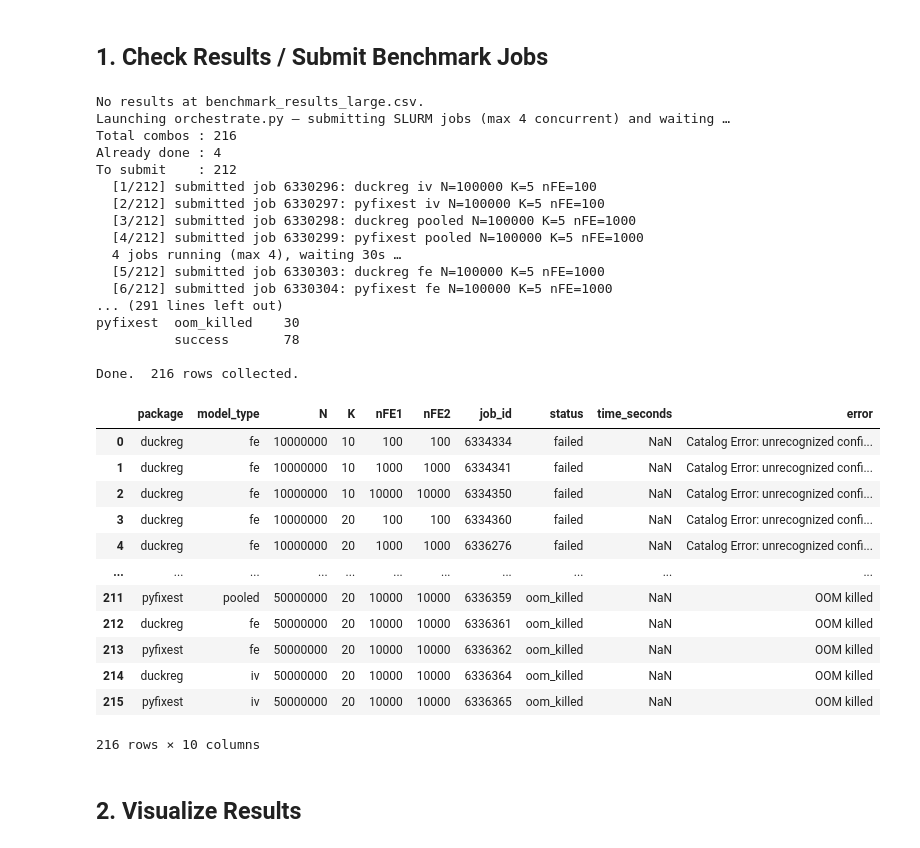
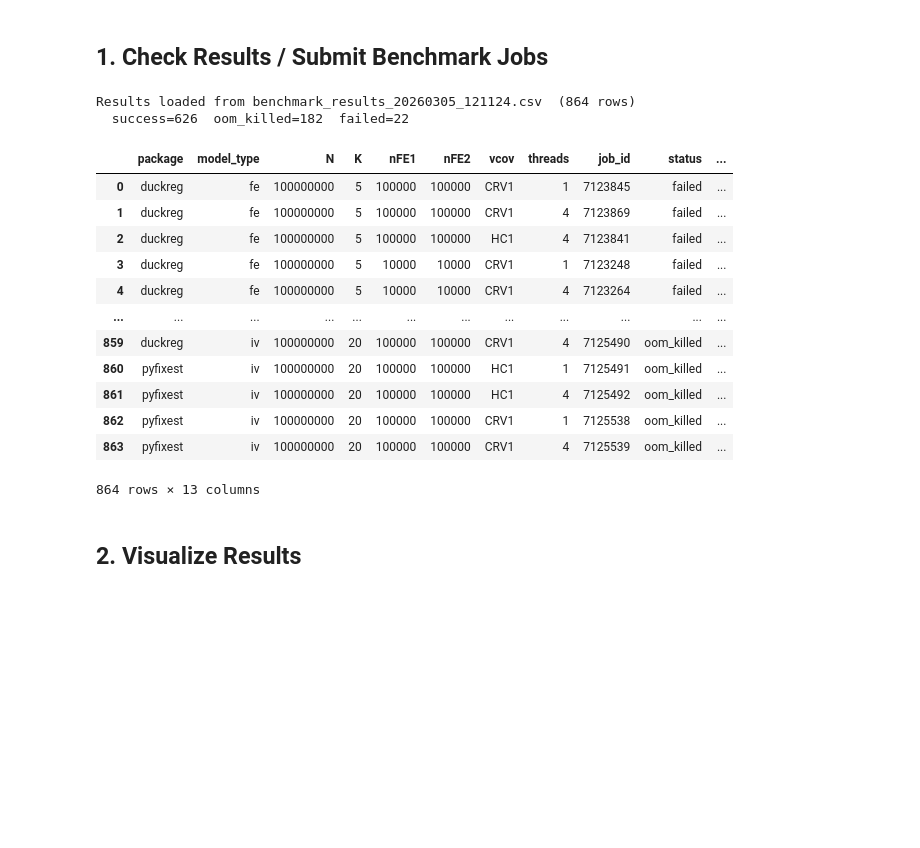
Before and after one commit to felixschulz385/duckreg, a Jupyter notebook: benchmarks/performance_benchmark.ipynb, the cells around one changed output. Cells and saved outputs as stored; diff of their text form; code cells hidden in the pictures; blank space fills up the shorter version.

```diff
--- a/benchmarks/performance_benchmark.ipynb
+++ b/benchmarks/performance_benchmark.ipynb
@@ -26,65 +26,49 @@ sns.set_style("whitegrid")
 # %%
 import subprocess
 from pathlib import Path
 
 BENCH_DIR   = Path(".")
-RESULTS_DIR = BENCH_DIR / "results"
-RESULTS_CSV = RESULTS_DIR / "benchmark_results_large.csv"
+RESULTS_CSV = BENCH_DIR / "benchmark_results_20260305_121124.csv"
 
 results = None
 
 if RESULTS_CSV.exists():
     results = pd.read_csv(RESULTS_CSV)
     n_ok  = (results["status"] == "success").sum()
     n_oom = (results["status"] == "oom_killed").sum()
     n_fail = (results["status"] == "failed").sum()
     print(f"Results loaded from {RESULTS_CSV}  ({len(results)} rows)")
     print(f"  success={n_ok}  oom_killed={n_oom}  failed={n_fail}")
     display(results)
 else:
     print(f"No results at {RESULTS_CSV}.")
     print("Launching orchestrate.py — submitting SLURM jobs (max 4 concurrent) and waiting …")
     proc = subprocess.run(
         ["python", "scripts/orchestrate.py", "--results-dir", "results"],
         cwd=str(BENCH_DIR),
     )
     if proc.returncode == 0 and RESULTS_CSV.exists():
         results = pd.read_csv(RESULTS_CSV)
         print(f"\nDone.  {len(results)} rows collected.")
         display(results)
     else:
         print("orchestrate.py finished.  Re-run this cell to load results.")
 # %% [output]
-No results at benchmark_results_large.csv.
-Launching orchestrate.py — submitting SLURM jobs (max 4 concurrent) and waiting …
-Total combos : 216
-Already done : 4
-To submit    : 212
-  [1/212] submitted job 6330296: duckreg iv N=100000 K=5 nFE=100
-  [2/212] submitted job 6330297: pyfixest iv N=100000 K=5 nFE=100
-  [3/212] submitted job 6330298: duckreg pooled N=100000 K=5 nFE=1000
-  [4/212] submitted job 6330299: pyfixest pooled N=100000 K=5 nFE=1000
-  4 jobs running (max 4), waiting 30s …
-  [5/212] submitted job 6330303: duckreg fe N=100000 K=5 nFE=1000
-  [6/212] submitted job 6330304: pyfixest fe N=100000 K=5 nFE=1000
-... (291 lines left out)
-pyfixest  oom_killed    30
-          success       78
-
-Done.  216 rows collected.
+Results loaded from benchmark_results_20260305_121124.csv  (864 rows)
+  success=626  oom_killed=182  failed=22
-|  | package | model_type | N | K | nFE1 | nFE2 | job_id | status | time_seconds | error |
-| 0 | duckreg | fe | 10000000 | 10 | 100 | 100 | 6334334 | failed | NaN | Catalog Error: unrecognized confi... |
-| 1 | duckreg | fe | 10000000 | 10 | 1000 | 1000 | 6334341 | failed | NaN | Catalog Error: unrecognized confi... |
-| 2 | duckreg | fe | 10000000 | 10 | 10000 | 10000 | 6334350 | failed | NaN | Catalog Error: unrecognized confi... |
-| 3 | duckreg | fe | 10000000 | 20 | 100 | 100 | 6334360 | failed | NaN | Catalog Error: unrecognized confi... |
-| 4 | duckreg | fe | 10000000 | 20 | 1000 | 1000 | 6336276 | failed | NaN | Catalog Error: unrecognized confi... |
-| ... | ... | ... | ... | ... | ... | ... | ... | ... | ... | ... |
-| 211 | pyfixest | pooled | 50000000 | 20 | 10000 | 10000 | 6336359 | oom_killed | NaN | OOM killed |
-| 212 | duckreg | fe | 50000000 | 20 | 10000 | 10000 | 6336361 | oom_killed | NaN | OOM killed |
-| 213 | pyfixest | fe | 50000000 | 20 | 10000 | 10000 | 6336362 | oom_killed | NaN | OOM killed |
-| 214 | duckreg | iv | 50000000 | 20 | 10000 | 10000 | 6336364 | oom_killed | NaN | OOM killed |
-| 215 | pyfixest | iv | 50000000 | 20 | 10000 | 10000 | 6336365 | oom_killed | NaN | OOM killed |
+|  | package | model_type | N | K | nFE1 | nFE2 | vcov | threads | job_id | status | ... |
+| 0 | duckreg | fe | 100000000 | 5 | 100000 | 100000 | CRV1 | 1 | 7123845 | failed | ... |
+| 1 | duckreg | fe | 100000000 | 5 | 100000 | 100000 | CRV1 | 4 | 7123869 | failed | ... |
+| 2 | duckreg | fe | 100000000 | 5 | 100000 | 100000 | HC1 | 4 | 7123841 | failed | ... |
+| 3 | duckreg | fe | 100000000 | 5 | 10000 | 10000 | CRV1 | 1 | 7123248 | failed | ... |
+| 4 | duckreg | fe | 100000000 | 5 | 10000 | 10000 | CRV1 | 4 | 7123264 | failed | ... |
+| ... | ... | ... | ... | ... | ... | ... | ... | ... | ... | ... | ... |
+| 859 | duckreg | iv | 100000000 | 20 | 100000 | 100000 | CRV1 | 4 | 7125490 | oom_killed | ... |
+| 860 | pyfixest | iv | 100000000 | 20 | 100000 | 100000 | HC1 | 1 | 7125491 | oom_killed | ... |
+| 861 | pyfixest | iv | 100000000 | 20 | 100000 | 100000 | HC1 | 4 | 7125492 | oom_killed | ... |
+| 862 | pyfixest | iv | 100000000 | 20 | 100000 | 100000 | CRV1 | 1 | 7125538 | oom_killed | ... |
+| 863 | pyfixest | iv | 100000000 | 20 | 100000 | 100000 | CRV1 | 4 | 7125539 | oom_killed | ... |
-216 rows × 10 columns
+864 rows × 13 columns
 # %% [markdown]
 ## 2. Visualize Results
 # %%
```
Also changed, not shown: parts of 2 cells of this notebook, 10 other files.
